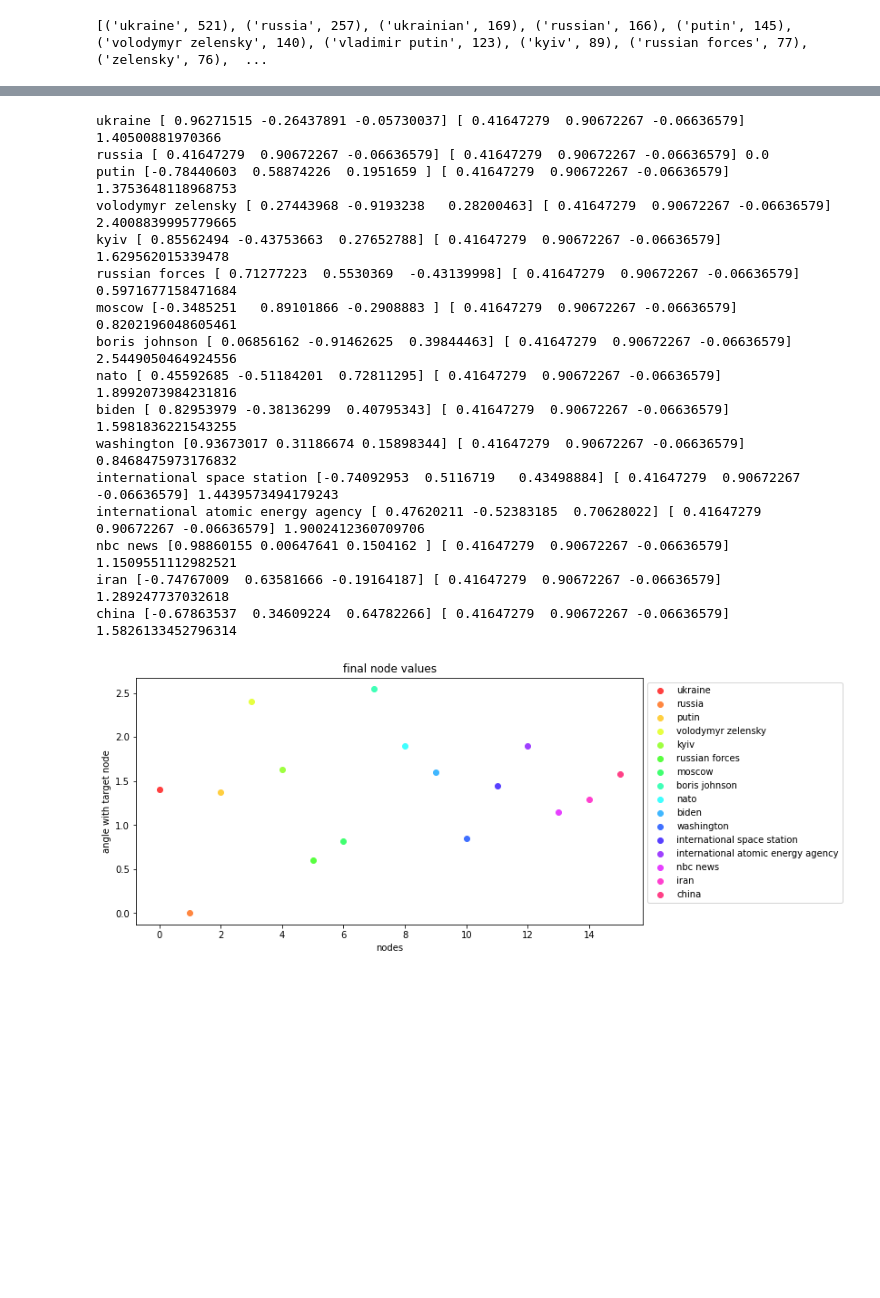
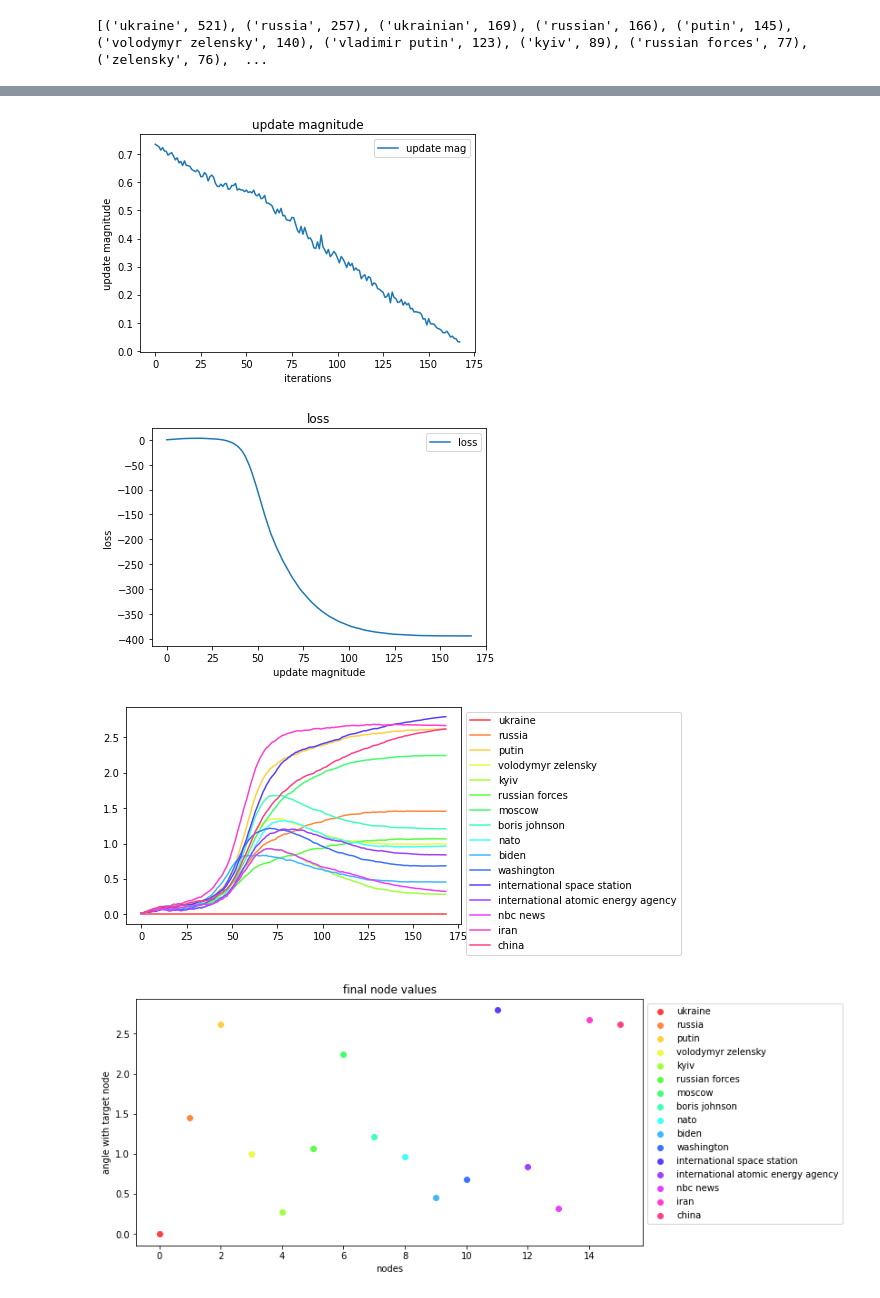
Before and after one commit to DavidChong2523/Message-Passing, a Jupyter notebook: msg_passing.ipynb, the cells around one changed output, grey strips where cells are left out. Drawn from its saved outputs; the diff is of its cells as text; code cells hidden in the pictures; blank space fills up the shorter version.

```diff
--- a/msg_passing.ipynb
+++ b/msg_passing.ipynb
@@ -11,7 +11,7 @@ import utils
 import run
 import display
 # %%
-hist, diagnostic_hist, g = run.test2()
+hist, diagnostic_hist, g = run.test4()
 
 def load_stuff():
     fname = "output/100K_lr_3_dim_3"
@@ -102,7 +92,7 @@ gun_nodes = [
     "assault weapons",
     "cnn",
 ]
-target = "assault weapons"
+target = "nra"
 files = [
     "50K_lr_3_2022-09-24_00-00-00",
     "50K_lr_3_2022-06-20_11-22-06.315789472",
@@ -111,6 +101,7 @@ files = [
     "50K_lr_3_2021-09-06_21-28-25.263157888",
     "50K_lr_3_2021-06-03_08-50-31.578947360",
     "50K_lr_3_2021-02-27_20-12-37.894736832",
+    "50K_lr_3_2017-10-05_00-00-00"
 ]
 prefix = "output/gun_regulations_50K/"
 for f in files:
@@ -152,40 +133,33 @@ display.plot_diagnostic(diagnostic_hist)
 # %%
 people_ukraine = [
         "ukraine",
         "russia",
         "putin",
         "volodymyr zelensky",
         "kyiv",
         "russian forces",
         "moscow",
         "boris johnson",
         "nato",
         "biden",
         "washington",
         "international space station",
         "international atomic energy agency",
         "nbc news",
         "iran",
         "china",
     ]
-target="russia"
+target="ukraine"
+war_fname = "output/output/war_in_ukraine_50K_lr_3_dim_10.graphml"
+war_fname_hist = "output/output/war_in_ukraine_50K_lr3_dim_10.pkl"
 
+wg = msg_passing.load_graph_graphml(war_fname)
+hist, diagnostic_hist = msg_passing.load_history(war_fname_hist)
+display.plot_diagnostic(diagnostic_hist)
+display.plot_history(hist, target=target)
 display.plot_final_values(wg, people_ukraine, target)
 # %% [output]
-ukraine [ 0.96271515 -0.26437891 -0.05730037] [ 0.41647279  0.90672267 -0.06636579] 1.40500881970366
-russia [ 0.41647279  0.90672267 -0.06636579] [ 0.41647279  0.90672267 -0.06636579] 0.0
-putin [-0.78440603  0.58874226  0.1951659 ] [ 0.41647279  0.90672267 -0.06636579] 1.3753648118968753
-volodymyr zelensky [ 0.27443968 -0.9193238   0.28200463] [ 0.41647279  0.90672267 -0.06636579] 2.4008839995779665
-kyiv [ 0.85562494 -0.43753663  0.27652788] [ 0.41647279  0.90672267 -0.06636579] 1.629562015339478
-russian forces [ 0.71277223  0.5530369  -0.43139998] [ 0.41647279  0.90672267 -0.06636579] 0.5971677158471684
-moscow [-0.3485251   0.89101866 -0.2908883 ] [ 0.41647279  0.90672267 -0.06636579] 0.8202196048605461
-boris johnson [ 0.06856162 -0.91462625  0.39844463] [ 0.41647279  0.90672267 -0.06636579] 2.5449050464924556
-nato [ 0.45592685 -0.51184201  0.72811295] [ 0.41647279  0.90672267 -0.06636579] 1.8992073984231816
-biden [ 0.82953979 -0.38136299  0.40795343] [ 0.41647279  0.90672267 -0.06636579] 1.5981836221543255
-washington [0.93673017 0.31186674 0.15898344] [ 0.41647279  0.90672267 -0.06636579] 0.8468475973176832
-international space station [-0.74092953  0.5116719   0.43498884] [ 0.41647279  0.90672267 -0.06636579] 1.4439573494179243
-international atomic energy agency [ 0.47620211 -0.52383185  0.70628022] [ 0.41647279  0.90672267 -0.06636579] 1.9002412360709706
-nbc news [0.98860155 0.00647641 0.1504162 ] [ 0.41647279  0.90672267 -0.06636579] 1.1509551112982521
-iran [-0.74767009  0.63581666 -0.19164187] [ 0.41647279  0.90672267 -0.06636579] 1.289247737032618
-china [-0.67863537  0.34609224  0.64782266] [ 0.41647279  0.90672267 -0.06636579] 1.5826133452796314
-[figure, old version]
+[figure, new version]
+[figure, added]
+[figure, added]
+[figure, added]
```
Also changed, not shown: parts of 10 cells of this notebook, 3 other files.
